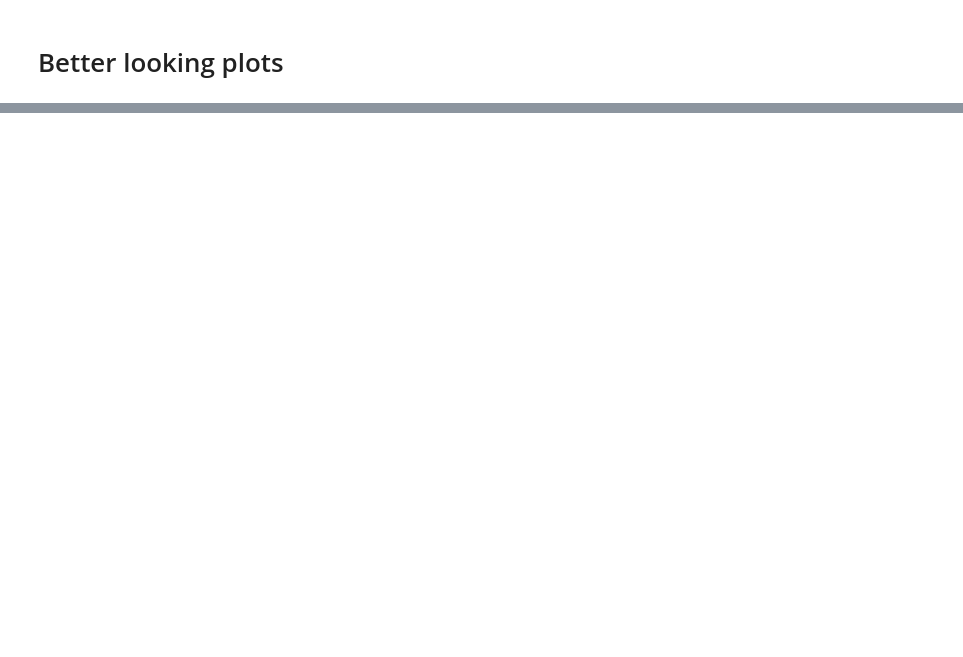
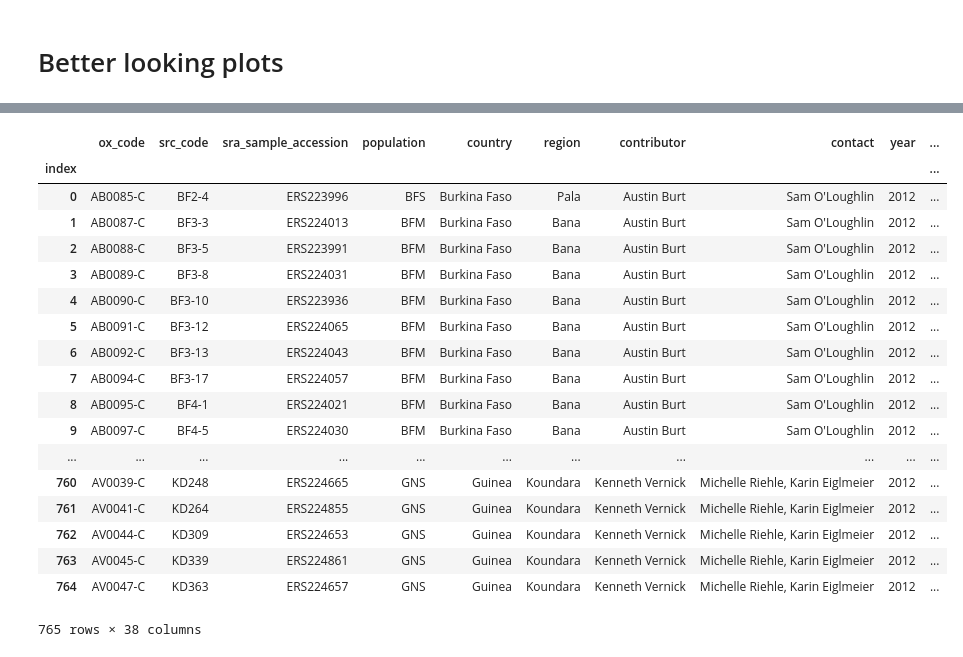
Before and after one commit to tiagoantao/data-science-teaching, a Jupyter notebook: notebooks/001_Metadata.ipynb, the cells around one changed output, grey strips where cells are left out. Cells and saved outputs as stored; diff of their text form; code cells hidden in the pictures; blank space fills up the shorter version.

```diff
--- a/notebooks/001_Metadata.ipynb
+++ b/notebooks/001_Metadata.ipynb
@@ -112,0 +163,22 @@ set_position(pos, which='both') method of matplotlib.axes._subplots.AxesSubplot
+# %%
+meta
+# %% [output]
+|  | ox_code | src_code | sra_sample_accession | population | country | region | contributor | contact | year | ... |
+| index |  |  |  |  |  |  |  |  |  | ... |
+| 0 | AB0085-C | BF2-4 | ERS223996 | BFS | Burkina Faso | Pala | Austin Burt | Sam O'Loughlin | 2012 | ... |
+| 1 | AB0087-C | BF3-3 | ERS224013 | BFM | Burkina Faso | Bana | Austin Burt | Sam O'Loughlin | 2012 | ... |
+| 2 | AB0088-C | BF3-5 | ERS223991 | BFM | Burkina Faso | Bana | Austin Burt | Sam O'Loughlin | 2012 | ... |
+| 3 | AB0089-C | BF3-8 | ERS224031 | BFM | Burkina Faso | Bana | Austin Burt | Sam O'Loughlin | 2012 | ... |
+| 4 | AB0090-C | BF3-10 | ERS223936 | BFM | Burkina Faso | Bana | Austin Burt | Sam O'Loughlin | 2012 | ... |
+| 5 | AB0091-C | BF3-12 | ERS224065 | BFM | Burkina Faso | Bana | Austin Burt | Sam O'Loughlin | 2012 | ... |
+| 6 | AB0092-C | BF3-13 | ERS224043 | BFM | Burkina Faso | Bana | Austin Burt | Sam O'Loughlin | 2012 | ... |
+| 7 | AB0094-C | BF3-17 | ERS224057 | BFM | Burkina Faso | Bana | Austin Burt | Sam O'Loughlin | 2012 | ... |
+| 8 | AB0095-C | BF4-1 | ERS224021 | BFM | Burkina Faso | Bana | Austin Burt | Sam O'Loughlin | 2012 | ... |
+| 9 | AB0097-C | BF4-5 | ERS224030 | BFM | Burkina Faso | Bana | Austin Burt | Sam O'Loughlin | 2012 | ... |
+| ... | ... | ... | ... | ... | ... | ... | ... | ... | ... | ... |
+| 760 | AV0039-C | KD248 | ERS224665 | GNS | Guinea | Koundara | Kenneth Vernick | Michelle Riehle, Karin Eiglmeier | 2012 | ... |
+| 761 | AV0041-C | KD264 | ERS224855 | GNS | Guinea | Koundara | Kenneth Vernick | Michelle Riehle, Karin Eiglmeier | 2012 | ... |
+| 762 | AV0044-C | KD309 | ERS224653 | GNS | Guinea | Koundara | Kenneth Vernick | Michelle Riehle, Karin Eiglmeier | 2012 | ... |
+| 763 | AV0045-C | KD339 | ERS224861 | GNS | Guinea | Koundara | Kenneth Vernick | Michelle Riehle, Karin Eiglmeier | 2012 | ... |
+| 764 | AV0047-C | KD363 | ERS224657 | GNS | Guinea | Koundara | Kenneth Vernick | Michelle Riehle, Karin Eiglmeier | 2012 | ... |
+765 rows × 38 columns
```
Also changed, not shown: parts of 14 cells of this notebook.
